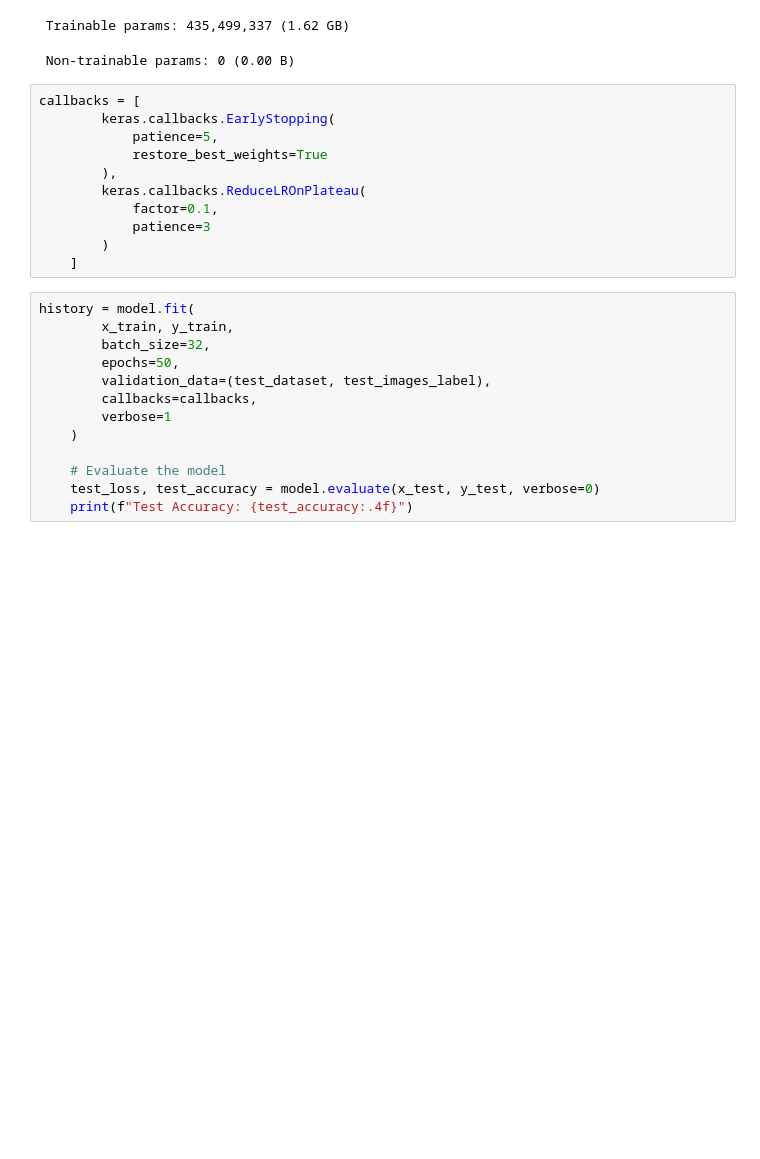
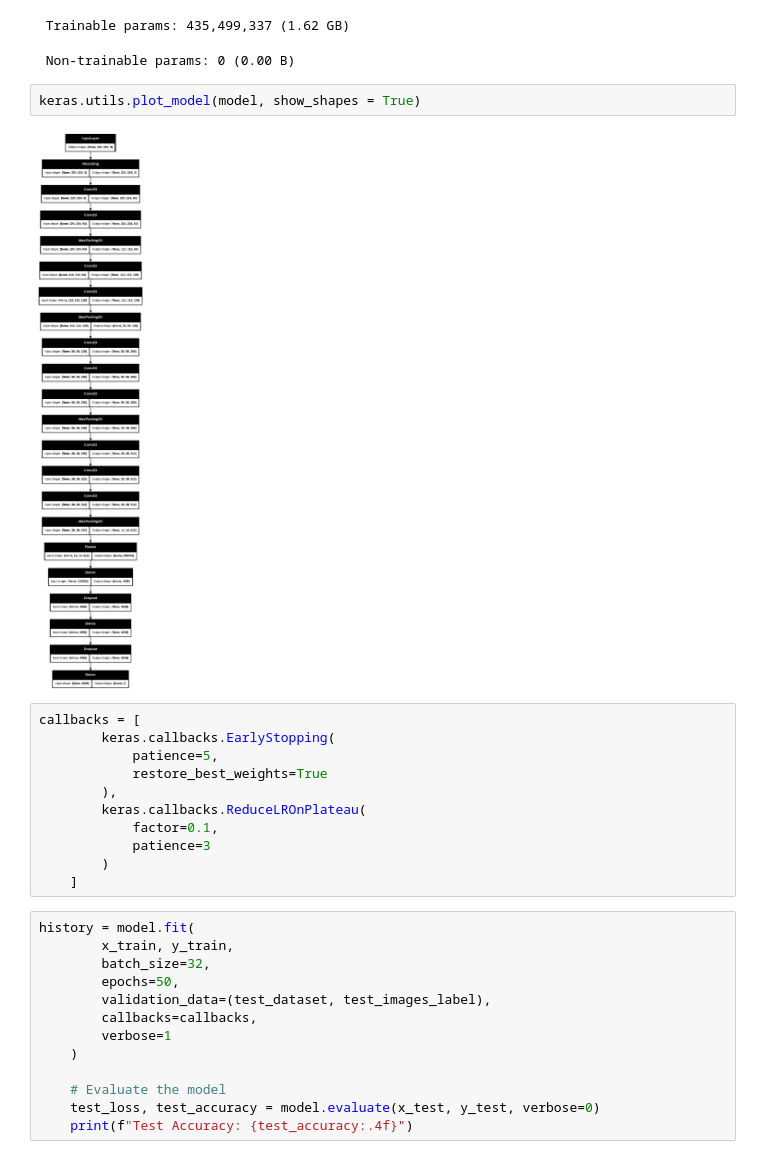
Before and after one commit to Ishan1923/Skin-Cancer-Detection-using-DL-techniques, a Jupyter notebook: skincancerdetectionusingvgg16arch.ipynb, the cells around one changed output. Cells and saved outputs as stored; diff of their text form; blank space fills up the shorter version.

```diff
--- a/skincancerdetectionusingvgg16arch.ipynb
+++ b/skincancerdetectionusingvgg16arch.ipynb
@@ -430,6 +430,10 @@ Model: "functional_1"
  Total params: 435,499,337 (1.62 GB)
  Trainable params: 435,499,337 (1.62 GB)
  Non-trainable params: 0 (0.00 B)
+# %%
+keras.utils.plot_model(model, show_shapes = True)
+# %% [output]
+[figure, added]
 # %%
 callbacks = [
         keras.callbacks.EarlyStopping(
```
